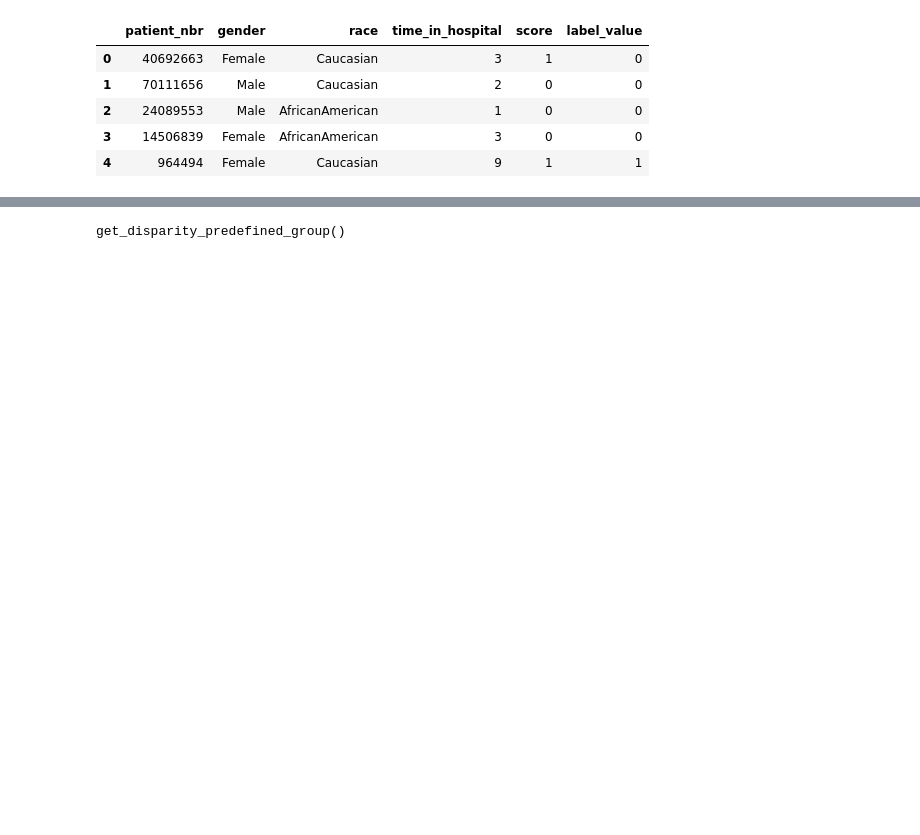
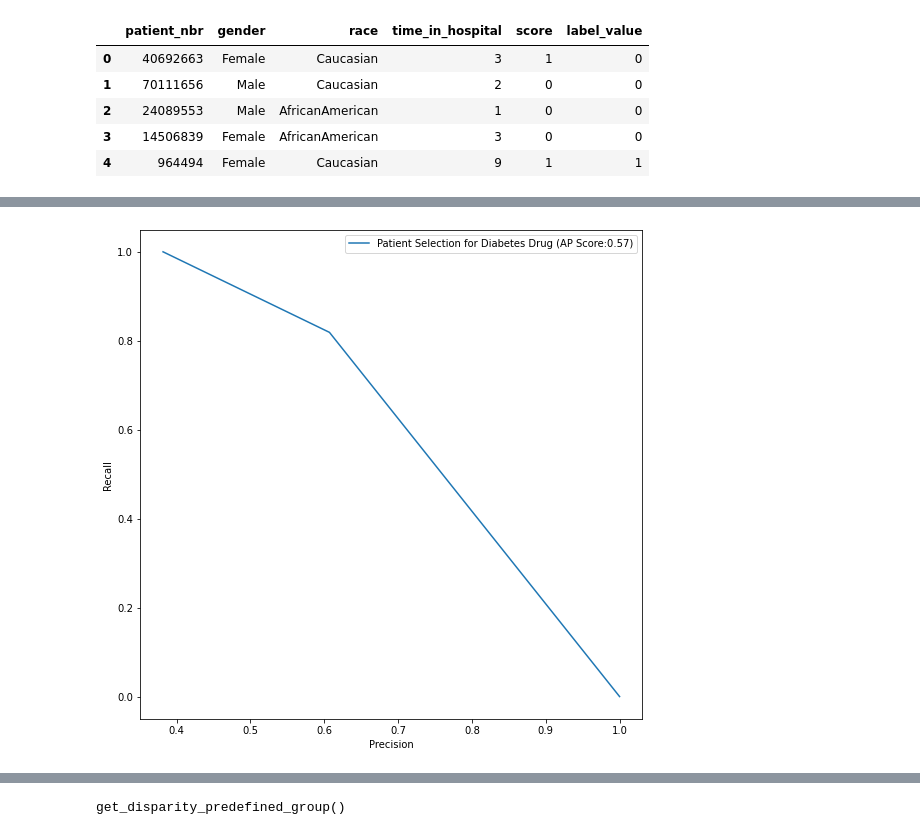
Before and after one commit to iDataist/Patient-Selection-for-Diabetes-Drug-Testing, a Jupyter notebook: src/patient_selection.ipynb, the cells around one changed output, grey strips where cells are left out. Cells and saved outputs as stored; diff of their text form; code cells hidden in the pictures; blank space fills up the shorter version.

```diff
--- a/src/patient_selection.ipynb
+++ b/src/patient_selection.ipynb
@@ -862 +765,17 @@ roc_auc_score: 0.7509455244001677
+# %%
+# shifting the decision boundary can either increase the precision or recall but not both
+# in other words, increasing one parameter leads to decreasing of the other
+# F1 score is a weighted average of precision and recall and helps to balance the two
+
+def plot_pr(t_y, p_y):
+    fig, c_ax = plt.subplots(1,1, figsize = (9, 9))
+    precision, recall, thresholds = precision_recall_curve(t_y, p_y)
+    c_ax.plot(precision, recall, label = '%s (AP Score:%0.2f)'  % ('Patient Selection for Diabetes Drug', average_precision_score(t_y,p_y)))
+    c_ax.legend()
+    c_ax.set_xlabel('Precision')
+    c_ax.set_ylabel('Recall')
+
+plot_pr(y_true, y_pred)
+# %% [output]
+[figure, added]
 # %% [markdown]
```
Also changed, not shown: parts of 121 cells of this notebook, 3 other files.
